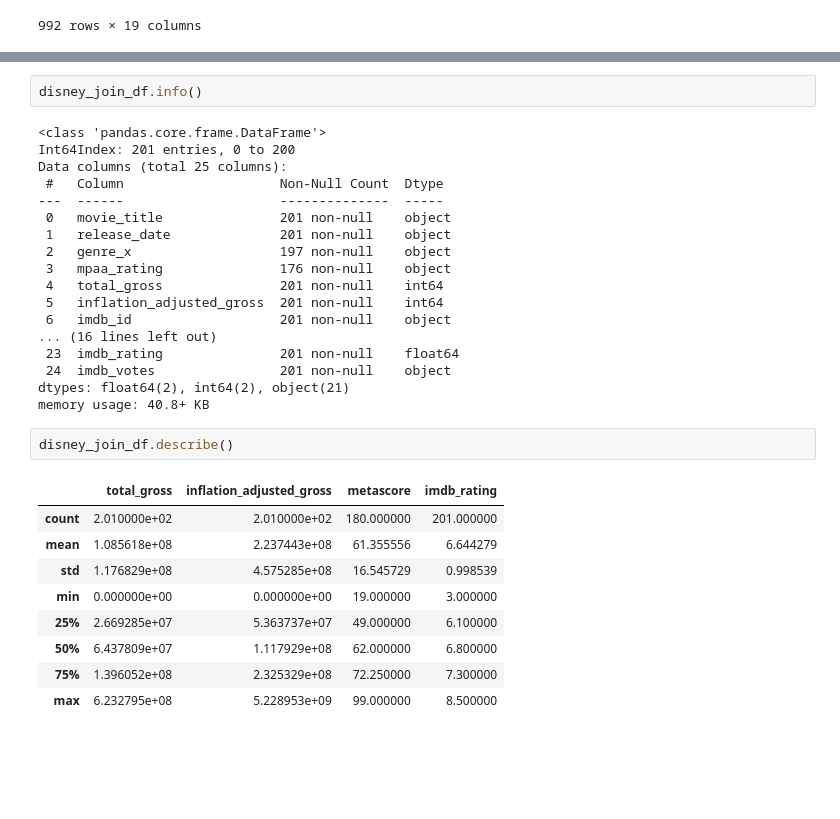
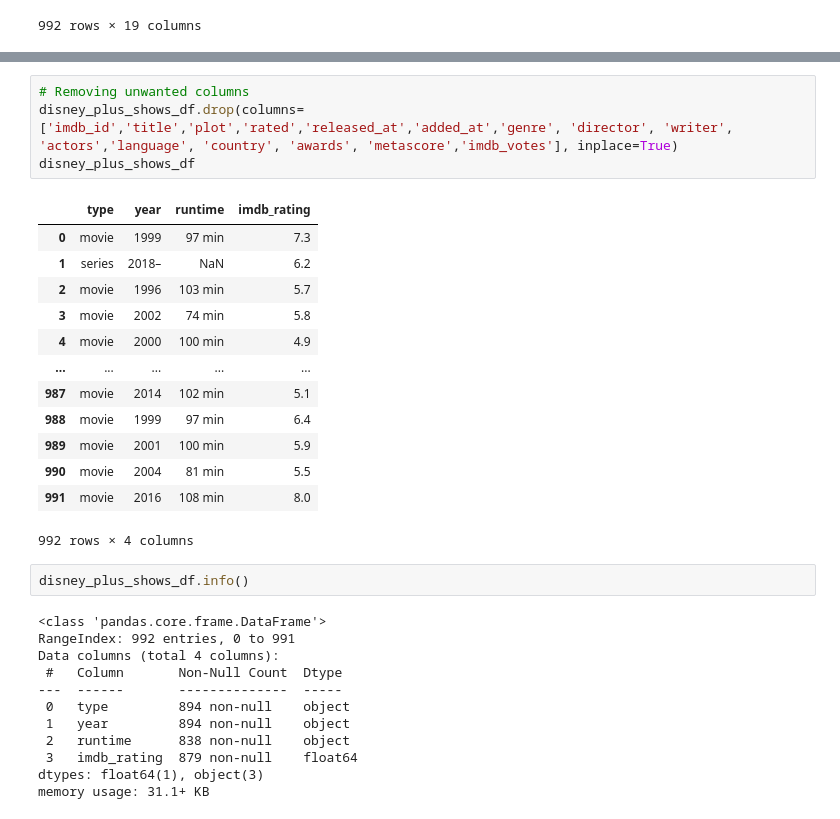
Before and after one commit to nithiyasuresh/Disney_project, a Jupyter notebook: initial.ipynb, the cells around one changed output, grey strips where cells are left out. Saved outputs shown, nothing was run; the diff lists cells and outputs as text; blank space fills up the shorter version.

```diff
--- a/initial.ipynb
+++ b/initial.ipynb
@@ -91,32 +54,32 @@ disney_join_df
+# %%
+# Removing unwanted columns
+disney_plus_shows_df.drop(columns=['imdb_id','title','plot','rated','released_at','added_at','genre', 'director', 'writer', 'actors','language', 'country', 'awards', 'metascore','imdb_votes'], inplace=True)
+disney_plus_shows_df
+# %% [output]
+|  | type | year | runtime | imdb_rating |
+| 0 | movie | 1999 | 97 min | 7.3 |
+| 1 | series | 2018– | NaN | 6.2 |
+| 2 | movie | 1996 | 103 min | 5.7 |
+| 3 | movie | 2002 | 74 min | 5.8 |
+| 4 | movie | 2000 | 100 min | 4.9 |
+| ... | ... | ... | ... | ... |
+| 987 | movie | 2014 | 102 min | 5.1 |
+| 988 | movie | 1999 | 97 min | 6.4 |
+| 989 | movie | 2001 | 100 min | 5.9 |
+| 990 | movie | 2004 | 81 min | 5.5 |
+| 991 | movie | 2016 | 108 min | 8.0 |
+992 rows × 4 columns
 # %%
-disney_join_df.info()
+disney_plus_shows_df.info()
 # %% [output]
 <class 'pandas.core.frame.DataFrame'>
-Int64Index: 201 entries, 0 to 200
-Data columns (total 25 columns):
- #   Column                    Non-Null Count  Dtype
----  ------                    --------------  -----
- 0   movie_title               201 non-null    object
- 1   release_date              201 non-null    object
- 2   genre_x                   197 non-null    object
- 3   mpaa_rating               176 non-null    object
- 4   total_gross               201 non-null    int64
- 5   inflation_adjusted_gross  201 non-null    int64
- 6   imdb_id                   201 non-null    object
-... (16 lines left out)
- 23  imdb_rating               201 non-null    float64
- 24  imdb_votes                201 non-null    object
-dtypes: float64(2), int64(2), object(21)
-memory usage: 40.8+ KB
+RangeIndex: 992 entries, 0 to 991
+Data columns (total 4 columns):
+ #   Column       Non-Null Count  Dtype
+---  ------       --------------  -----
+ 0   type         894 non-null    object
+ 1   year         894 non-null    object
+ 2   runtime      838 non-null    object
+ 3   imdb_rating  879 non-null    float64
+dtypes: float64(1), object(3)
+memory usage: 31.1+ KB
-# %%
-disney_join_df.describe()
-# %% [output]
-|  | total_gross | inflation_adjusted_gross | metascore | imdb_rating |
-| count | 2.010000e+02 | 2.010000e+02 | 180.000000 | 201.000000 |
-| mean | 1.085618e+08 | 2.237443e+08 | 61.355556 | 6.644279 |
-| std | 1.176829e+08 | 4.575285e+08 | 16.545729 | 0.998539 |
-| min | 0.000000e+00 | 0.000000e+00 | 19.000000 | 3.000000 |
-| 25% | 2.669285e+07 | 5.363737e+07 | 49.000000 | 6.100000 |
-| 50% | 6.437809e+07 | 1.117929e+08 | 62.000000 | 6.800000 |
-| 75% | 1.396052e+08 | 2.325329e+08 | 72.250000 | 7.300000 |
-| max | 6.232795e+08 | 5.228953e+09 | 99.000000 | 8.500000 |
```
Also changed, not shown: parts of 18 cells of this notebook, 1 other file.
